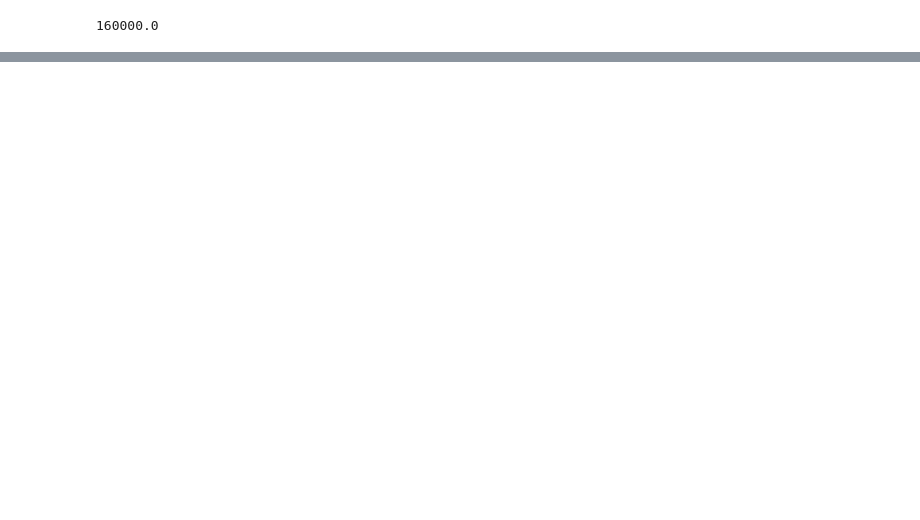
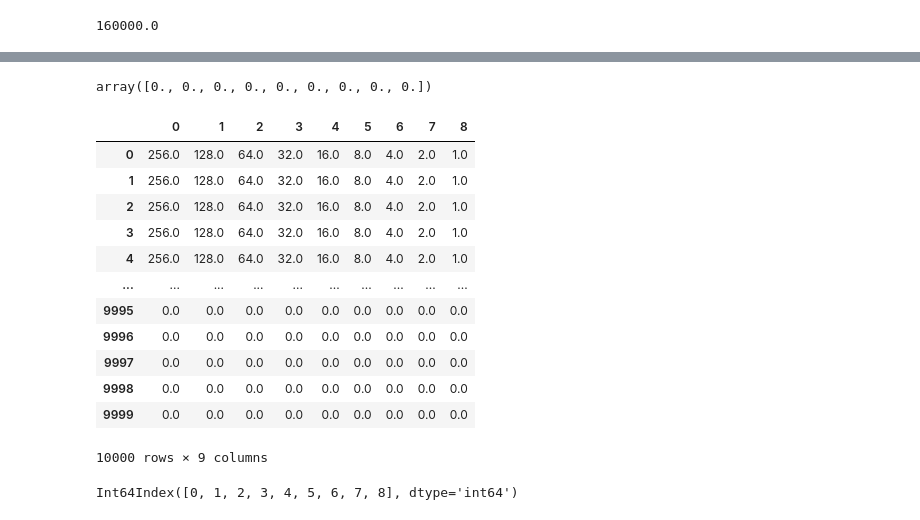
Before and after one commit to vivgastro/ESAM, a Jupyter notebook: FDMT_tests/Simulate DM-sweeps.ipynb, the cells around one changed output, grey strips where cells are left out. Saved outputs shown, nothing was run; the diff lists cells and outputs as text; code cells hidden in the pictures; blank space fills up the shorter version.

```diff
--- a/FDMT_tests/Simulate DM-sweeps.ipynb
+++ b/FDMT_tests/Simulate DM-sweeps.ipynb
@@ -101,0 +462,4 @@ x.sum() / np.sqrt(256)
+# %%
+tn
+# %% [output]
+array([0., 0., 0., 0., 0., 0., 0., 0., 0.])
@@ -101,0 +468,22 @@ x.sum() / np.sqrt(256)
+# %%
+product_counts = pd.read_csv("product_counts.txt", delimiter="\s", header=None)
+# %%
+product_counts
+# %% [output]
+|  | 0 | 1 | 2 | 3 | 4 | 5 | 6 | 7 | 8 |
+| 0 | 256.0 | 128.0 | 64.0 | 32.0 | 16.0 | 8.0 | 4.0 | 2.0 | 1.0 |
+| 1 | 256.0 | 128.0 | 64.0 | 32.0 | 16.0 | 8.0 | 4.0 | 2.0 | 1.0 |
+| 2 | 256.0 | 128.0 | 64.0 | 32.0 | 16.0 | 8.0 | 4.0 | 2.0 | 1.0 |
+| 3 | 256.0 | 128.0 | 64.0 | 32.0 | 16.0 | 8.0 | 4.0 | 2.0 | 1.0 |
+| 4 | 256.0 | 128.0 | 64.0 | 32.0 | 16.0 | 8.0 | 4.0 | 2.0 | 1.0 |
+| ... | ... | ... | ... | ... | ... | ... | ... | ... | ... |
+| 9995 | 0.0 | 0.0 | 0.0 | 0.0 | 0.0 | 0.0 | 0.0 | 0.0 | 0.0 |
+| 9996 | 0.0 | 0.0 | 0.0 | 0.0 | 0.0 | 0.0 | 0.0 | 0.0 | 0.0 |
+| 9997 | 0.0 | 0.0 | 0.0 | 0.0 | 0.0 | 0.0 | 0.0 | 0.0 | 0.0 |
+| 9998 | 0.0 | 0.0 | 0.0 | 0.0 | 0.0 | 0.0 | 0.0 | 0.0 | 0.0 |
+| 9999 | 0.0 | 0.0 | 0.0 | 0.0 | 0.0 | 0.0 | 0.0 | 0.0 | 0.0 |
+10000 rows × 9 columns
+# %%
+product_counts.keys()
+# %% [output]
+Int64Index([0, 1, 2, 3, 4, 5, 6, 7, 8], dtype='int64')
```
Also changed, not shown: parts of 75 cells of this notebook, 1 other file.
